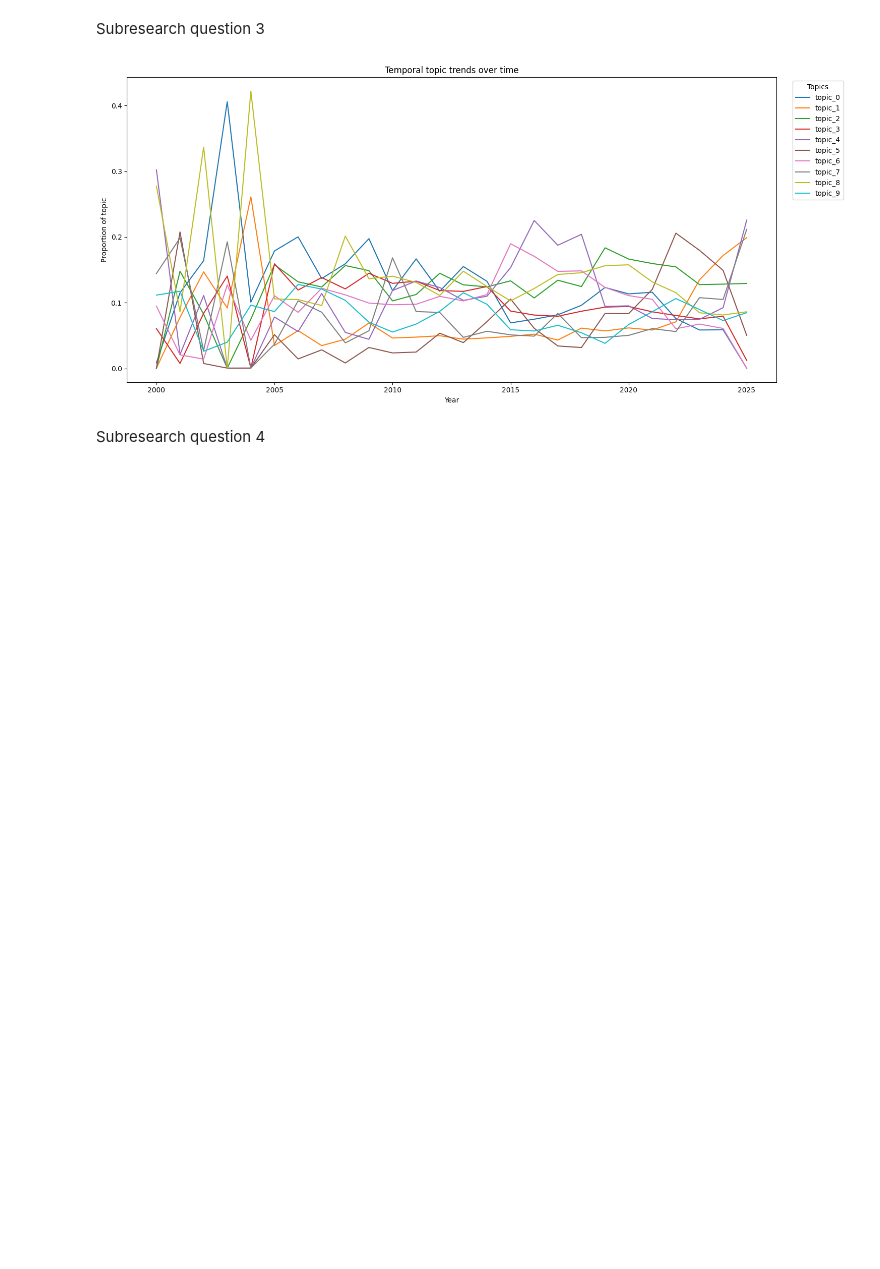
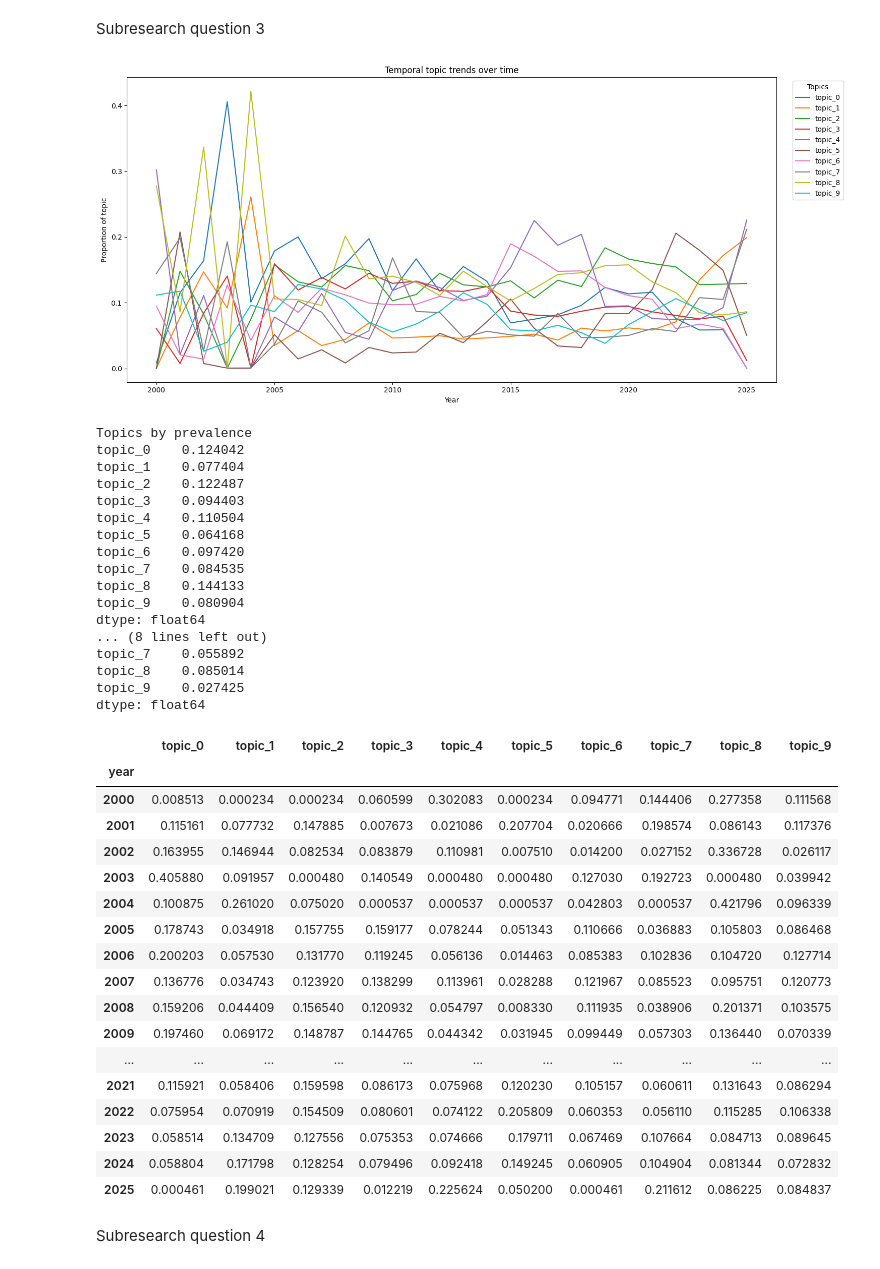
Before and after one commit to javedhumere/INFOMTMA_SG4_G4, a Jupyter notebook: INFOMTMA_SG4_G4_FINAL.ipynb, the cells around one changed output. Cells and saved outputs as stored; diff of their text form; code cells hidden in the pictures; blank space fills up the shorter version.

Commit message:
RQ3 change
Mean instead of sum

```diff
--- a/INFOMTMA_SG4_G4_FINAL.ipynb
+++ b/INFOMTMA_SG4_G4_FINAL.ipynb
@@ -322,12 +322,49 @@ plt.show()
 # %% [output]
 [figure]
 # %%
-biggest_topic = topic_trends.sum().sort_values(ascending=False)
+mean_topic_prevalence = topic_trends.sum()/len(topic_trends)
 print("Topics by prevalence")
-print(biggest_topic)
-sd_topic = topic_trends.std().sort_values(ascending=True)
+print(mean_topic_prevalence)
+sd_topic = topic_trends.std()
 print("Topics by standard deviation")
 print(sd_topic)
+topic_trends
+# %% [output]
+Topics by prevalence
+topic_0    0.124042
+topic_1    0.077404
+topic_2    0.122487
+topic_3    0.094403
+topic_4    0.110504
+topic_5    0.064168
+topic_6    0.097420
+topic_7    0.084535
+topic_8    0.144133
+topic_9    0.080904
+dtype: float64
+... (8 lines left out)
+topic_7    0.055892
+topic_8    0.085014
+topic_9    0.027425
+dtype: float64
+|  | topic_0 | topic_1 | topic_2 | topic_3 | topic_4 | topic_5 | topic_6 | topic_7 | topic_8 | topic_9 |
+| year |  |  |  |  |  |  |  |  |  |  |
+| 2000 | 0.008513 | 0.000234 | 0.000234 | 0.060599 | 0.302083 | 0.000234 | 0.094771 | 0.144406 | 0.277358 | 0.111568 |
+| 2001 | 0.115161 | 0.077732 | 0.147885 | 0.007673 | 0.021086 | 0.207704 | 0.020666 | 0.198574 | 0.086143 | 0.117376 |
+| 2002 | 0.163955 | 0.146944 | 0.082534 | 0.083879 | 0.110981 | 0.007510 | 0.014200 | 0.027152 | 0.336728 | 0.026117 |
+| 2003 | 0.405880 | 0.091957 | 0.000480 | 0.140549 | 0.000480 | 0.000480 | 0.127030 | 0.192723 | 0.000480 | 0.039942 |
+| 2004 | 0.100875 | 0.261020 | 0.075020 | 0.000537 | 0.000537 | 0.000537 | 0.042803 | 0.000537 | 0.421796 | 0.096339 |
+| 2005 | 0.178743 | 0.034918 | 0.157755 | 0.159177 | 0.078244 | 0.051343 | 0.110666 | 0.036883 | 0.105803 | 0.086468 |
+| 2006 | 0.200203 | 0.057530 | 0.131770 | 0.119245 | 0.056136 | 0.014463 | 0.085383 | 0.102836 | 0.104720 | 0.127714 |
+| 2007 | 0.136776 | 0.034743 | 0.123920 | 0.138299 | 0.113961 | 0.028288 | 0.121967 | 0.085523 | 0.095751 | 0.120773 |
+| 2008 | 0.159206 | 0.044409 | 0.156540 | 0.120932 | 0.054797 | 0.008330 | 0.111935 | 0.038906 | 0.201371 | 0.103575 |
+| 2009 | 0.197460 | 0.069172 | 0.148787 | 0.144765 | 0.044342 | 0.031945 | 0.099449 | 0.057303 | 0.136440 | 0.070339 |
+| ... | ... | ... | ... | ... | ... | ... | ... | ... | ... | ... |
+| 2021 | 0.115921 | 0.058406 | 0.159598 | 0.086173 | 0.075968 | 0.120230 | 0.105157 | 0.060611 | 0.131643 | 0.086294 |
+| 2022 | 0.075954 | 0.070919 | 0.154509 | 0.080601 | 0.074122 | 0.205809 | 0.060353 | 0.056110 | 0.115285 | 0.106338 |
+| 2023 | 0.058514 | 0.134709 | 0.127556 | 0.075353 | 0.074666 | 0.179711 | 0.067469 | 0.107664 | 0.084713 | 0.089645 |
+| 2024 | 0.058804 | 0.171798 | 0.128254 | 0.079496 | 0.092418 | 0.149245 | 0.060905 | 0.104904 | 0.081344 | 0.072832 |
+| 2025 | 0.000461 | 0.199021 | 0.129339 | 0.012219 | 0.225624 | 0.050200 | 0.000461 | 0.211612 | 0.086225 | 0.084837 |
 # %% [markdown]
 Subresearch question 4
 # %%
```
Also changed, not shown: parts of 1 cell of this notebook.
